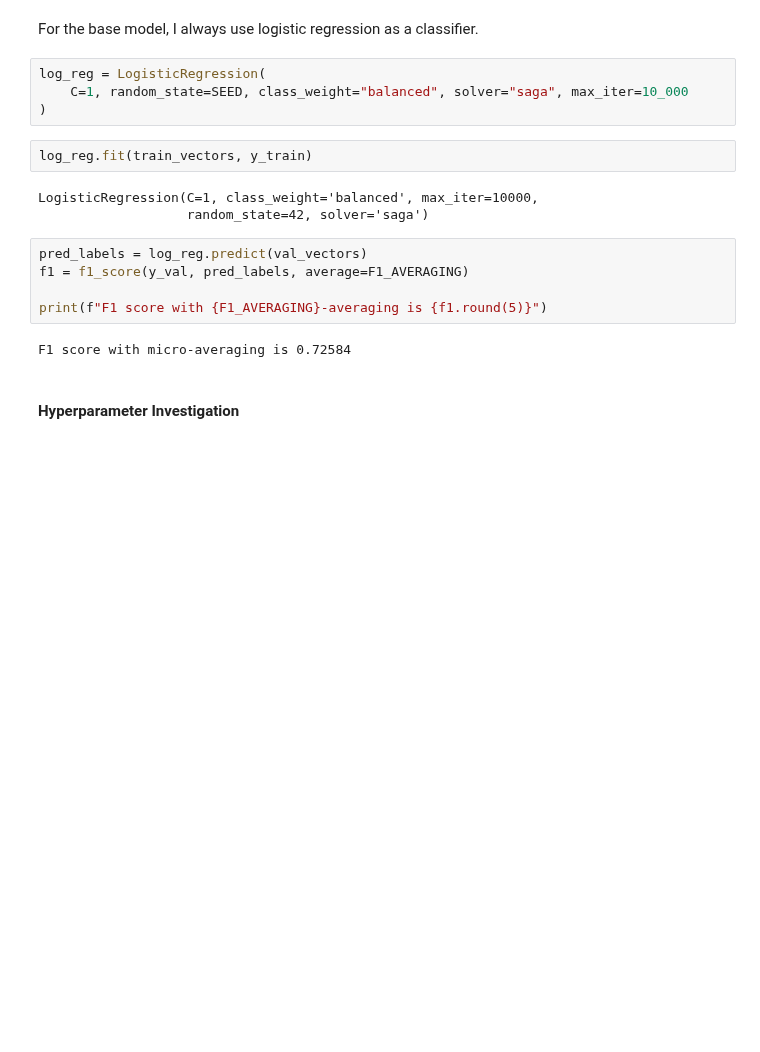
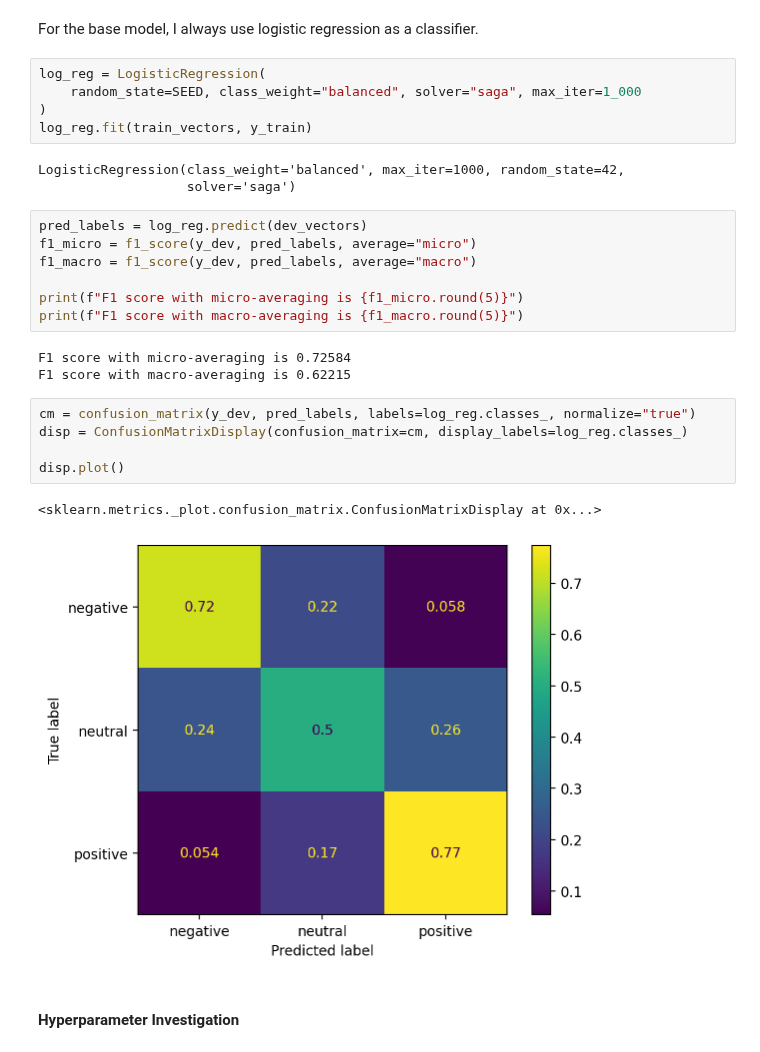
Before and after one commit to Extremesarova/shows_analysis, a Jupyter notebook: shows_analysis/notebooks/4_sentiment_analysis/01_baseline.ipynb, the cells around one changed output. Saved outputs shown, nothing was run; the diff lists cells and outputs as text; blank space fills up the shorter version.

Commit message:
Changing from micro- to macro-averaging

```diff
--- a/shows_analysis/notebooks/4_sentiment_analysis/01_baseline.ipynb
+++ b/shows_analysis/notebooks/4_sentiment_analysis/01_baseline.ipynb
@@ -262,20 +264,30 @@ From my experience, usually `(1, 2)` is a good default value for the `ngram_rang
 For the base model, I always use logistic regression as a classifier.
 # %%
 log_reg = LogisticRegression(
-    C=1, random_state=SEED, class_weight="balanced", solver="saga", max_iter=10_000
+    random_state=SEED, class_weight="balanced", solver="saga", max_iter=1_000
 )
+log_reg.fit(train_vectors, y_train)
+# %% [output]
+LogisticRegression(class_weight='balanced', max_iter=1000, random_state=42,
+                   solver='saga')
-# %%
-log_reg.fit(train_vectors, y_train)
-# %% [output]
-LogisticRegression(C=1, class_weight='balanced', max_iter=10000,
-                   random_state=42, solver='saga')
 # %%
-pred_labels = log_reg.predict(val_vectors)
-f1 = f1_score(y_val, pred_labels, average=F1_AVERAGING)
+pred_labels = log_reg.predict(dev_vectors)
+f1_micro = f1_score(y_dev, pred_labels, average="micro")
+f1_macro = f1_score(y_dev, pred_labels, average="macro")
 
-print(f"F1 score with {F1_AVERAGING}-averaging is {f1.round(5)}")
+print(f"F1 score with micro-averaging is {f1_micro.round(5)}")
+print(f"F1 score with macro-averaging is {f1_macro.round(5)}")
 # %% [output]
 F1 score with micro-averaging is 0.72584
+F1 score with macro-averaging is 0.62215
+# %%
+cm = confusion_matrix(y_dev, pred_labels, labels=log_reg.classes_, normalize="true")
+disp = ConfusionMatrixDisplay(confusion_matrix=cm, display_labels=log_reg.classes_)
+
+disp.plot()
+# %% [output]
+<sklearn.metrics._plot.confusion_matrix.ConfusionMatrixDisplay at 0x...>
+[figure, added]
 # %% [markdown]
 #### Hyperparameter Investigation
 # %% [markdown]
```
Also changed, not shown: parts of 4 cells of this notebook.
